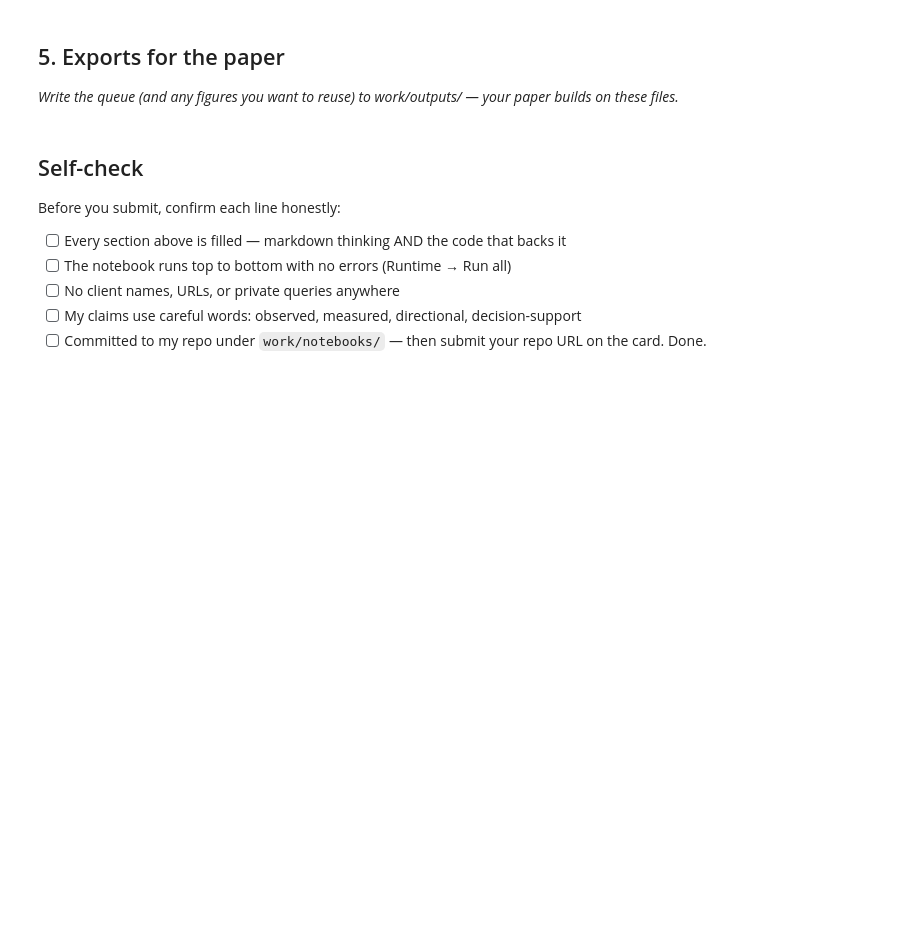
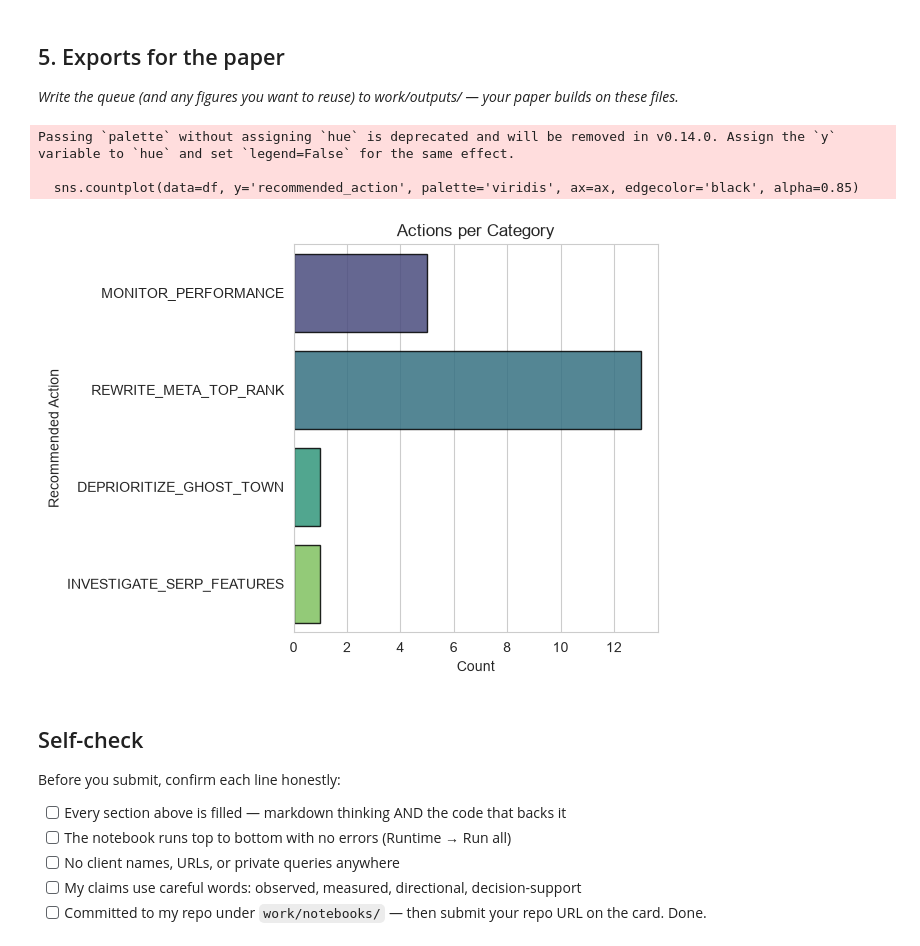
Before and after one commit to leiandrei/flyrank-ml-internship-starter, a Jupyter notebook: work/notebooks/w07_action_playbook.ipynb, the cells around one changed output. Saved outputs shown, nothing was run; the diff lists cells and outputs as text; code cells hidden in the pictures; blank space fills up the shorter version.

Commit message:
(submission): W7 - Content Action Playbook

```diff
--- a/work/notebooks/w07_action_playbook.ipynb
+++ b/work/notebooks/w07_action_playbook.ipynb
@@ -12,0 +49,13 @@ This skeleton is yours to fill. Work the sections **in order** — each one has
+# %%
+mask = [
+    (df['avg_position'] <= 5) & (df['ctr_deficit'] > 10),
+    (df['avg_position'] > 5) & (df['avg_position'] <= 15) & (df['ctr_deficit'] > 5),
+    (df['avg_position'] > 30)
+]
+
+reason_codes = ['REWRITE_META_TOP_RANK', 'INVESTIGATE_SERP_FEATURES', 'DEPRIORITIZE_GHOST_TOWN']
+
+df['recommended_action'] = np.select(mask, reason_codes, default='MONITOR_PERFORMANCE')
+
+display_queue = df[['content_id', 'avg_position', 'ctr', 'predicted_ctr', 'ctr_deficit', 'recommended_action']]
+display_queue.head(10)
@@ -41,6 +121,25 @@ This skeleton is yours to fill. Work the sections **in order** — each one has
 # %%
 # This cell is for CODE (numbers, a query, a check).
 # Write your text answer in the cell ABOVE this one — typing sentences here breaks Run All.
+df.to_csv('../outputs/final_content_action_playbook.csv', index=False)
+
+sns.set_style('whitegrid')
+
+fig, ax = plt.subplots()
+
+sns.countplot(data=df, y='recommended_action', palette='viridis', ax=ax, edgecolor='black', alpha=0.85)
+ax.set_title('Actions per Category')
+ax.set_xlabel('Count')
+ax.set_ylabel('Recommended Action')
+
+plt.tight_layout()
+
+plt.savefig('../outputs/action_distribution_chart.svg', dpi=300)
+# %% [output]
+Passing `palette` without assigning `hue` is deprecated and will be removed in v0.14.0. Assign the `y` variable to `hue` and set `legend=False` for the same effect.
+
+  sns.countplot(data=df, y='recommended_action', palette='viridis', ax=ax, edgecolor='black', alpha=0.85)
+[figure, added]
 # %% [markdown]
 ## Self-check
 
```
Also changed, not shown: parts of 12 cells of this notebook.
